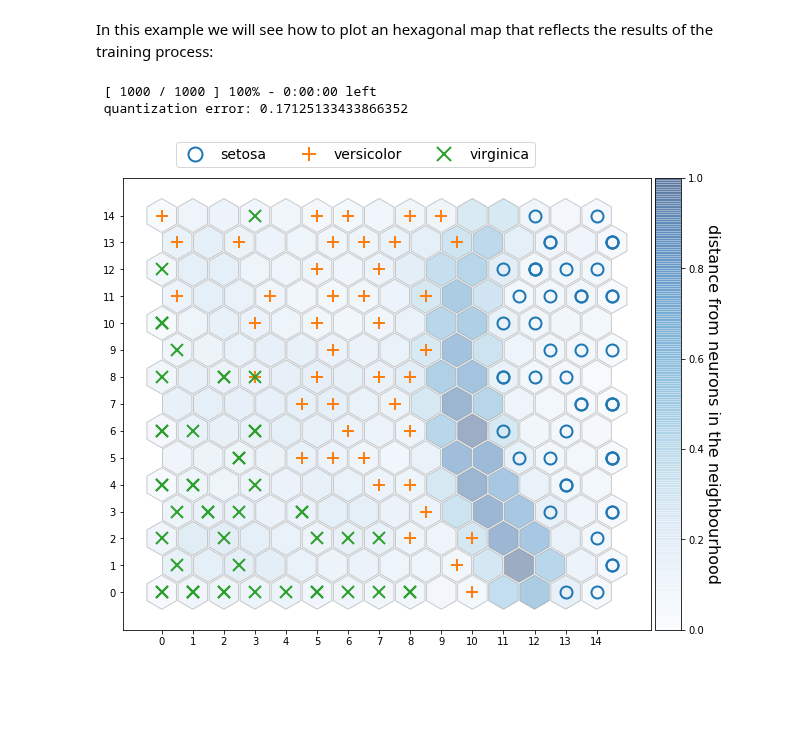
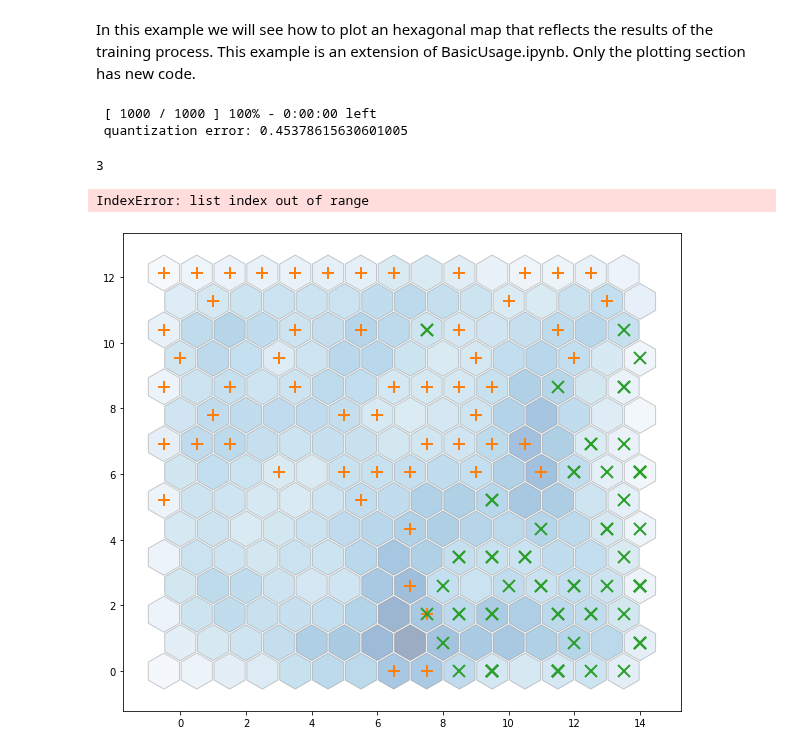
Before and after one commit to JustGlowing/minisom, a Jupyter notebook: examples/HexagonalTopology.ipynb, the cells around one changed output. Saved outputs shown, nothing was run; the diff lists cells and outputs as text; code cells hidden in the pictures; blank space fills up the shorter version.

```diff
--- a/examples/HexagonalTopology.ipynb
+++ b/examples/HexagonalTopology.ipynb
@@ -1,5 +1,5 @@
 # %% [markdown]
-In this example we will see how to plot an hexagonal map that reflects the results of the training process:
+In this example we will see how to plot an hexagonal map that reflects the results of the training process. This example is an extension of BasicUsage.ipynb. Only the plotting section has new code.
 # %%
 from minisom import MiniSom
 
@@ -7,24 +7,30 @@ import numpy as np
 import matplotlib.pyplot as plt
 %matplotlib inline
 
-data = np.genfromtxt('iris.csv', delimiter=',', usecols=(0, 1, 2, 3))
+import pandas as pd
+import numpy as np
+
+data = pd.read_csv('https://archive.ics.uci.edu/ml/machine-learning-databases/00236/seeds_dataset.txt',
+                    names=['area', 'perimeter', 'compactness', 'length_kernel', 'width_kernel',
+                   'asymmetry_coefficient', 'length_kernel_groove', 'target'], sep='\t+')
+t = data['target'].values
+data = data[data.columns[:-1]]
 # data normalization
-data = data - np.mean(data, axis=0)
-
-target = np.genfromtxt('iris.csv', delimiter=',', usecols=(4), dtype=str)
-t = np.zeros(len(target), dtype=int)
-t[target == 'setosa'] = 0
-t[target == 'versicolor'] = 1
-t[target == 'virginica'] = 2
+data = (data - np.mean(data, axis=0)) / np.std(data, axis=0)
+data = data.values
 
 # Initialization and training
-som = MiniSom(15, 15, 4, sigma=1.5, learning_rate=.7, activation_distance='euclidean',
+som = MiniSom(15, 15, data.shape[1], sigma=1.5, learning_rate=.7, activation_distance='euclidean',
               topology='hexagonal', neighborhood_function='gaussian', random_seed=10)
 
 som.train(data, 1000, verbose=True)
 # %% [output]
  [ 1000 / 1000 ] 100% - 0:00:00 left
- quantization error: 0.17125133433866352
+ quantization error: 0.45378615630601005
+# %%
+t[cnt]
+# %% [output]
+3
 # %%
 from matplotlib.patches import RegularPolygon, Ellipse
 from mpl_toolkits.axes_grid1 import make_axes_locatable
@@ -52,35 +58,36 @@ colors = ['C0', 'C1', 'C2']
 for cnt, x in enumerate(data):
     w = som.winner(x)  # getting the winner
     # palce a marker on the winning position for the sample xx
     wx, wy = som.convert_map_to_euclidean(w)
     wy = wy*2/np.sqrt(3)*3/4
     plt.plot(wx, wy, markers[t[cnt]], markerfacecolor='None',
-             markeredgecolor=colors[t[cnt]], markersize=12, markeredgewidth=2)
+             markeredgecolor=colors[t[cnt]-1], markersize=12, markeredgewidth=2)
 
 xrange = np.arange(weights.shape[0])
 yrange = np.arange(weights.shape[1])
 plt.xticks(xrange-.5, xrange)
 plt.yticks(yrange*2/np.sqrt(3)*3/4, yrange)
 
 divider = make_axes_locatable(plt.gca())
 ax_cb = divider.new_horizontal(size="5%", pad=0.05)
 cb1 = colorbar.ColorbarBase(ax_cb, cmap=cm.Blues,
                             orientation='vertical', alpha=.4)
 cb1.ax.get_yaxis().labelpad = 16
 cb1.ax.set_ylabel('distance from neurons in the neighbourhood',
                   rotation=270, fontsize=16)
 plt.gcf().add_axes(ax_cb)
 
-legend_elements = [Line2D([0], [0], marker='o', color='C0', label='setosa',
+legend_elements = [Line2D([0], [0], marker='o', color='C0', label='Kama',
                    markerfacecolor='w', markersize=14, linestyle='None', markeredgewidth=2),
-                   Line2D([0], [0], marker='+', color='C1', label='versicolor',
+                   Line2D([0], [0], marker='+', color='C1', label='Rosa',
                    markerfacecolor='w', markersize=14, linestyle='None', markeredgewidth=2),
-                   Line2D([0], [0], marker='x', color='C2', label='virginica',
+                   Line2D([0], [0], marker='x', color='C2', label='Canadian',
                    markerfacecolor='w', markersize=14, linestyle='None', markeredgewidth=2)]
 ax.legend(handles=legend_elements, bbox_to_anchor=(0.1, 1.08), loc='upper left',
           borderaxespad=0., ncol=3, fontsize=14)
 
 plt.savefig('resulting_images/som_iris_hex.png')
 plt.show()
 # %% [output]
+IndexError: list index out of range
-[figure, old version]
+[figure, new version]
```
Also changed, not shown: 1 other file.
